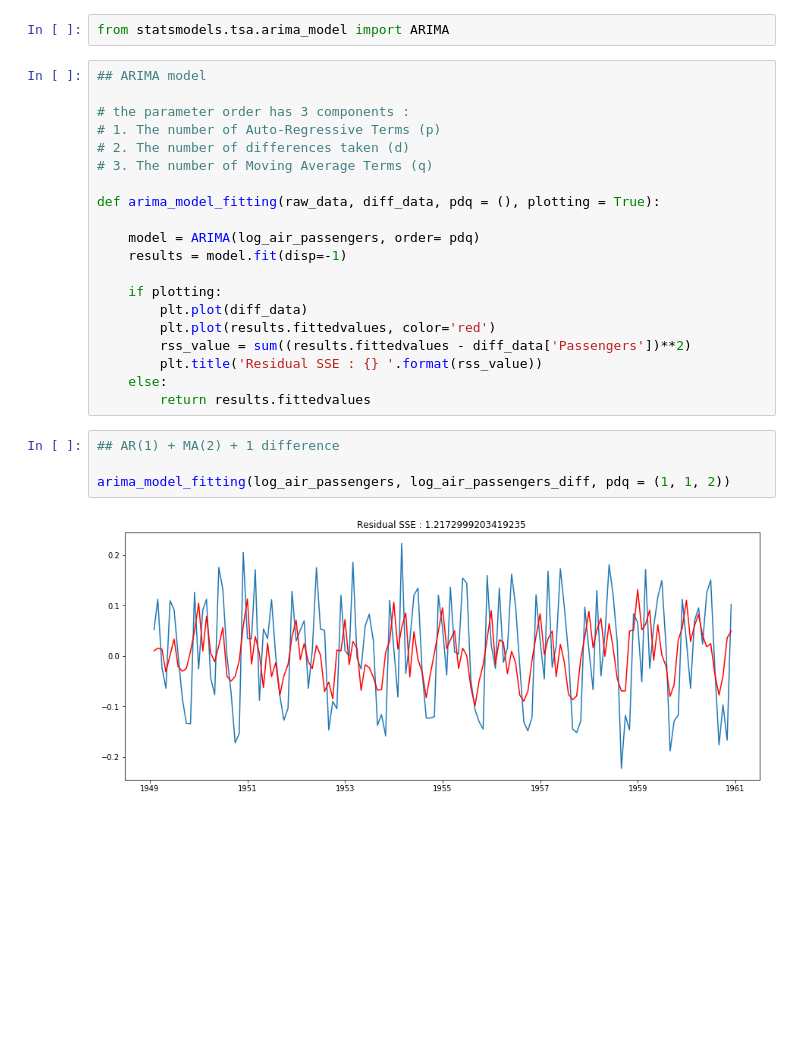
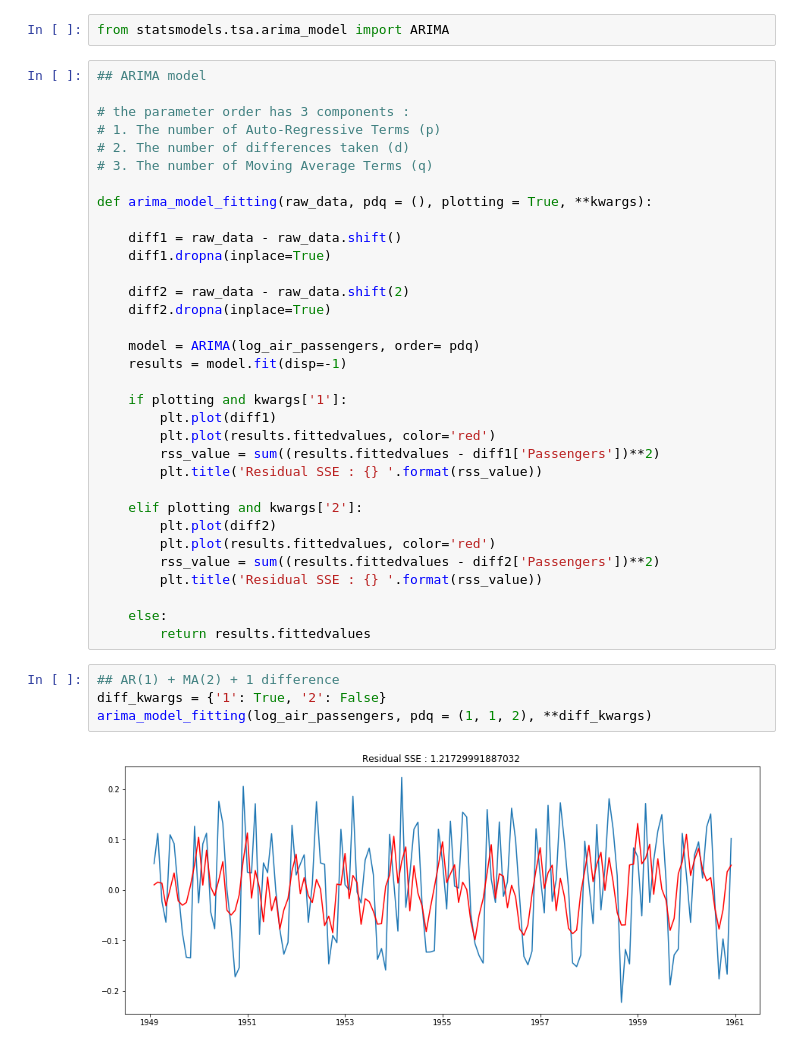
Before and after one commit to mkumar73/time-series, a Jupyter notebook: python/02.air_passenger_arima.ipynb, the cells around one changed output. Cells and saved outputs as stored; diff of their text form; blank space fills up the shorter version.

Commit message:
model fitting

```diff
--- a/python/02.air_passenger_arima.ipynb
+++ b/python/02.air_passenger_arima.ipynb
@@ -254,21 +329,34 @@ from statsmodels.tsa.arima_model import ARIMA
 # 2. The number of differences taken (d)
 # 3. The number of Moving Average Terms (q)
 
-def arima_model_fitting(raw_data, diff_data, pdq = (), plotting = True):
+def arima_model_fitting(raw_data, pdq = (), plotting = True, **kwargs):
+
+    diff1 = raw_data - raw_data.shift()
+    diff1.dropna(inplace=True)
+
+    diff2 = raw_data - raw_data.shift(2)
+    diff2.dropna(inplace=True)
 
     model = ARIMA(log_air_passengers, order= pdq)
     results = model.fit(disp=-1)
 
-    if plotting:
-        plt.plot(diff_data)
+    if plotting and kwargs['1']:
+        plt.plot(diff1)
         plt.plot(results.fittedvalues, color='red')
-        rss_value = sum((results.fittedvalues - diff_data['Passengers'])**2)
+        rss_value = sum((results.fittedvalues - diff1['Passengers'])**2)
         plt.title('Residual SSE : {} '.format(rss_value))
+
+    elif plotting and kwargs['2']:
+        plt.plot(diff2)
+        plt.plot(results.fittedvalues, color='red')
+        rss_value = sum((results.fittedvalues - diff2['Passengers'])**2)
+        plt.title('Residual SSE : {} '.format(rss_value))
+
     else:
         return results.fittedvalues
 # %%
 ## AR(1) + MA(2) + 1 difference
-
-arima_model_fitting(log_air_passengers, log_air_passengers_diff, pdq = (1, 1, 2))
+diff_kwargs = {'1': True, '2': False}
+arima_model_fitting(log_air_passengers, pdq = (1, 1, 2), **diff_kwargs)
 # %% [output]
-[figure, old version]
+[figure, new version]
```
Also changed, not shown: parts of 26 cells of this notebook, 7 other files.
